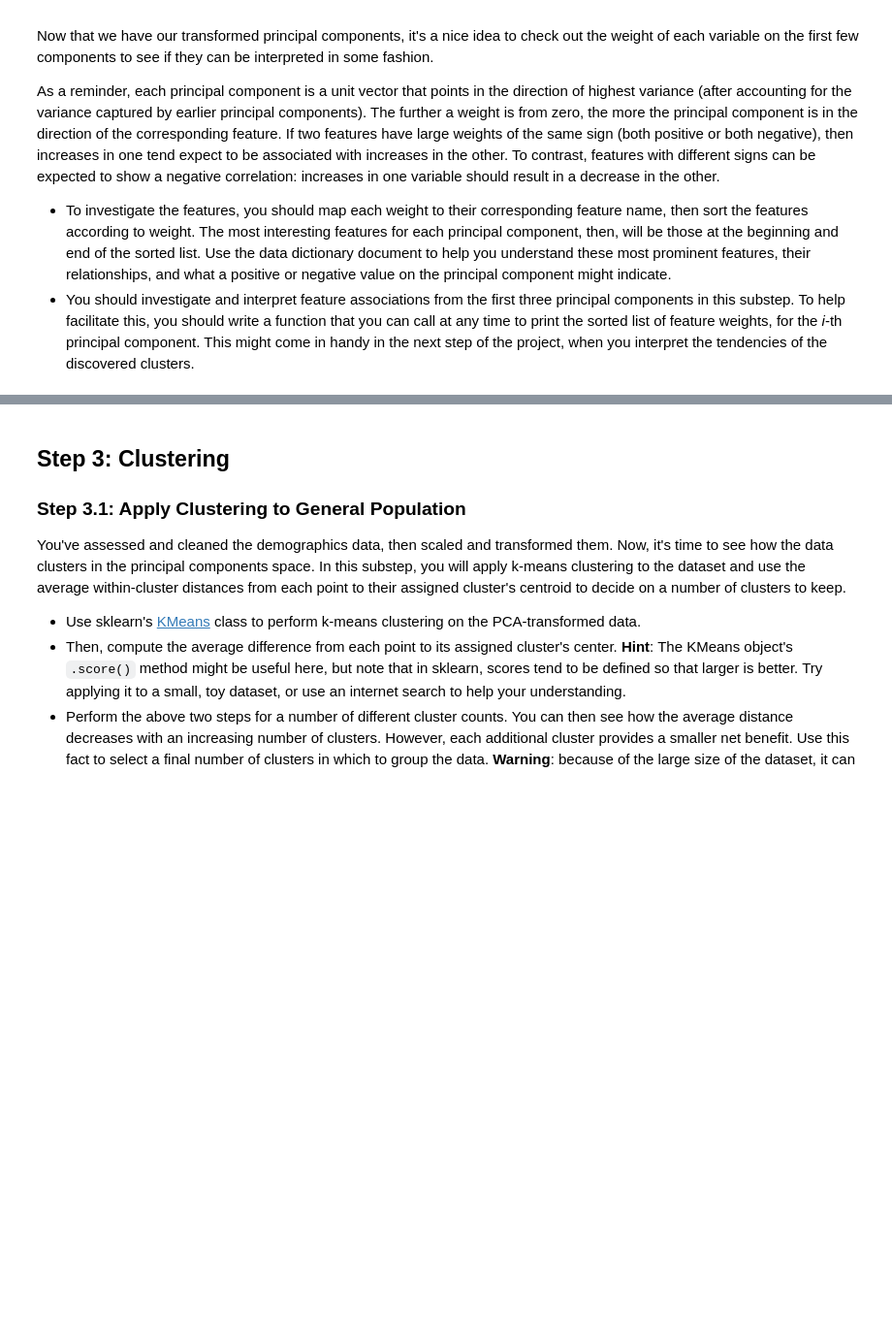
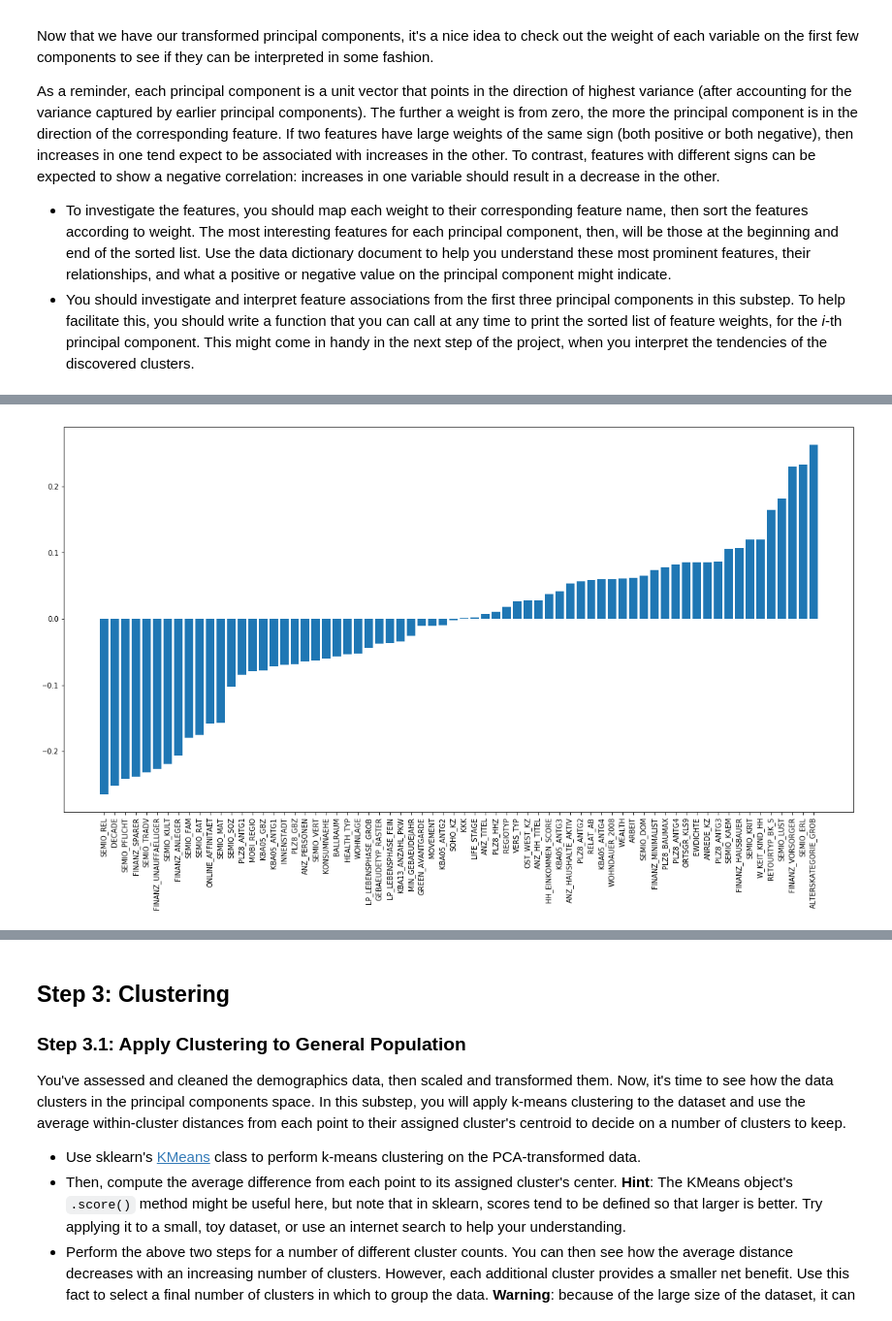
Before and after one commit to sborde/IMLTFND_CustomerSegments, a Jupyter notebook: Identify_Customer_Segments.ipynb, the cells around one changed output, grey strips where cells are left out. Shown: that part at 97% size. Drawn from its saved outputs; the diff is of its cells as text; code cells hidden in the pictures; blank space fills up the shorter version.

```diff
--- a/Identify_Customer_Segments.ipynb
+++ b/Identify_Customer_Segments.ipynb
@@ -561,6 +616,9 @@ As a reminder, each principal component is a unit vector that points in the dire
 # %%
 # Map weights for the second principal component to corresponding feature names
 # and then print the linked values, sorted by weight.
+map_features_to_pc(pca.components_[1, :], feat_info)
+# %% [output]
+[figure, added]
 # %%
 # Map weights for the third principal component to corresponding feature names
 # and then print the linked values, sorted by weight.
```
Also changed, not shown: parts of 26 cells of this notebook.
